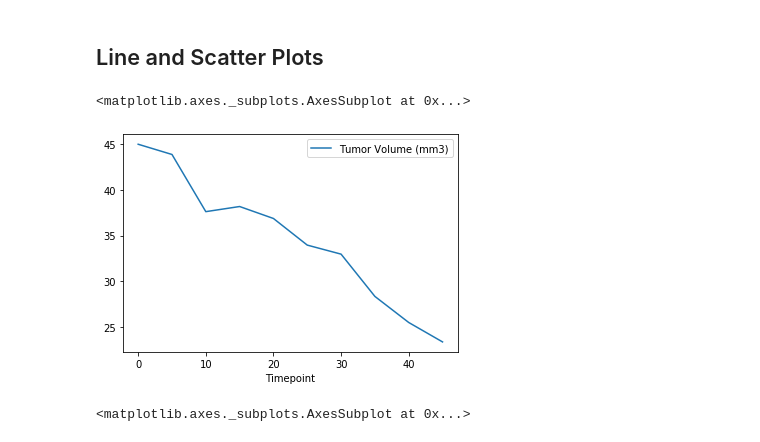
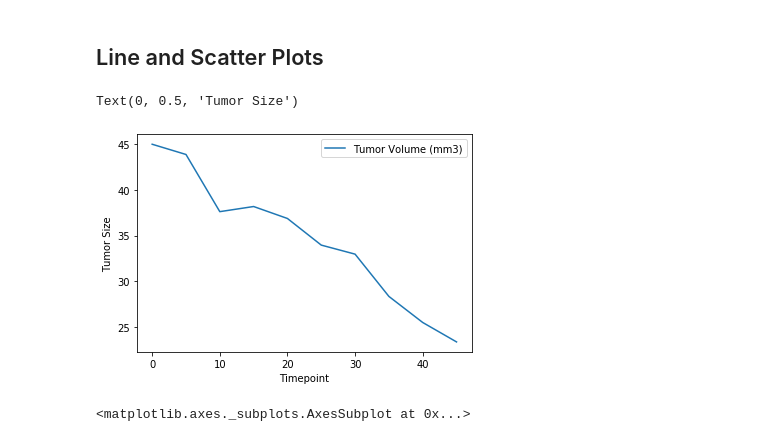
Before and after one commit to OS-Clay/MatplotLib, a Jupyter notebook: Matplotlib_HW.ipynb, the cells around one changed output. Saved outputs shown, nothing was run; the diff lists cells and outputs as text; code cells hidden in the pictures.

```diff
--- a/Matplotlib_HW.ipynb
+++ b/Matplotlib_HW.ipynb
@@ -284,14 +294,17 @@ box_df.boxplot()
 # %%
 # Generate a line plot of time point versus tumor volume for a mouse treated with Capomulin
 
 cap = pd.DataFrame(clean_df.loc[clean_df['Drug Regimen']== 'Capomulin'])
 
 cap1 = pd.DataFrame(cap.loc[cap['Mouse ID']== 's185'])
 
 cap1.plot('Timepoint', 'Tumor Volume (mm3)')
+
+
+plt.ylabel('Tumor Size')
 # %% [output]
-<matplotlib.axes._subplots.AxesSubplot at 0x...>
+Text(0, 0.5, 'Tumor Size')
-[figure, old version]
+[figure, new version]
 # %%
 thing = pd.DataFrame(cap.groupby('Mouse ID').mean())
 # %%
```
Also changed, not shown: parts of 4 cells of this notebook.
